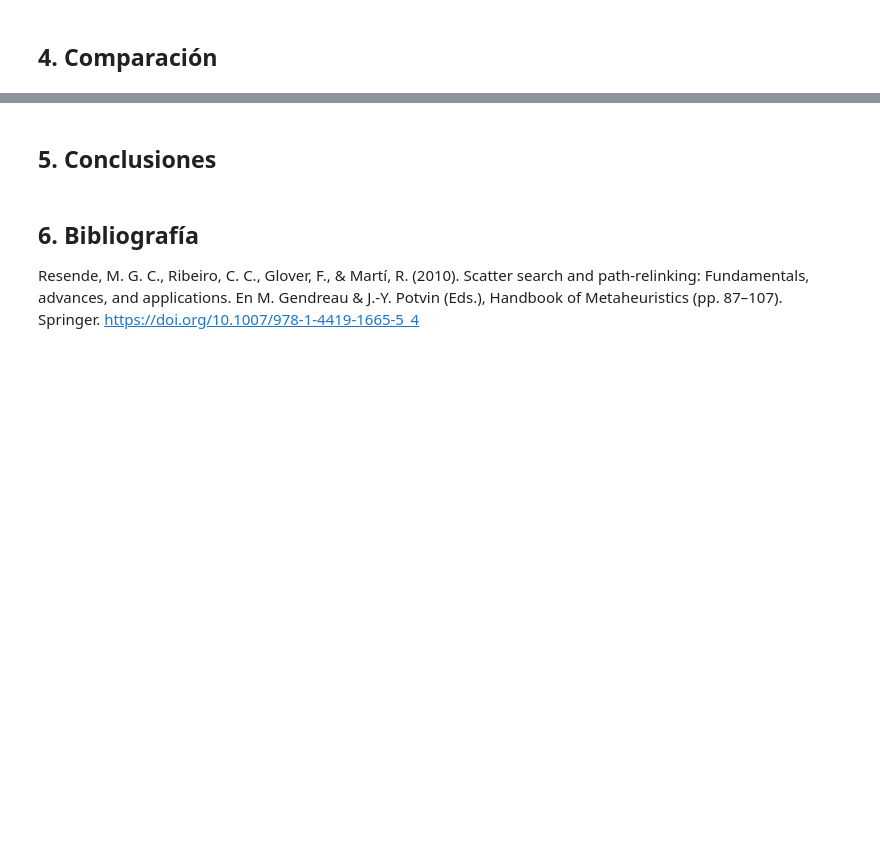
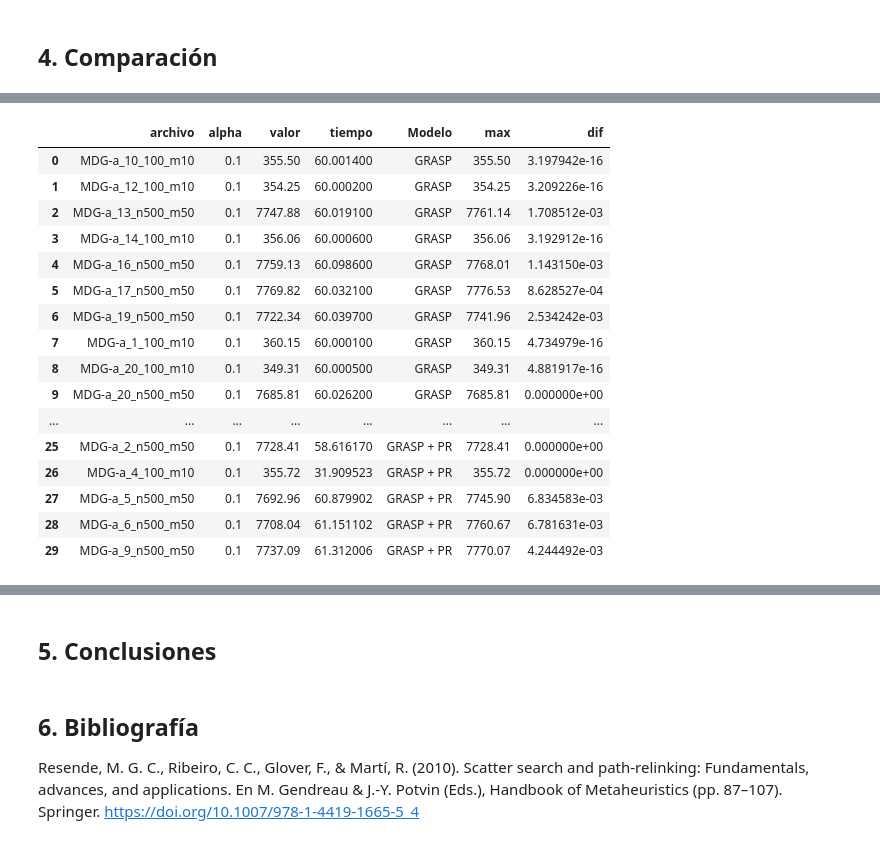
Before and after one commit to ensabai/Trabajo-Log-stica, a Jupyter notebook: notebook.ipynb, the cells around one changed output, grey strips where cells are left out. Saved outputs shown, nothing was run; the diff lists cells and outputs as text; code cells hidden in the pictures; blank space fills up the shorter version.

```diff
--- a/notebook.ipynb
+++ b/notebook.ipynb
@@ -223,0 +238,9 @@ La figura muestra la desviación de los valores de alpha respecto al mejor resul
+# %%
+data_pr_1 = pd.read_csv("resultados/resultados_pr_1.0s.csv", sep=";")
+data_pr_5 = pd.read_csv("resultados/resultados_pr_5.0s.csv", sep=";")
+data_pr_10 = pd.read_csv("resultados/resultados_pr_10.0s.csv", sep=";")
+data_pr_60 = pd.read_csv("resultados/resultados_pr_60.0s.csv", sep=";")
+
+data_pr = pd.concat([data_pr_1, data_pr_5, data_pr_10, data_pr_60]).reset_index(drop=True)
+data_pr["Modelo"] = "GRASP + PR"
+data_pr.head()
@@ -223,0 +288,22 @@ La figura muestra la desviación de los valores de alpha respecto al mejor resul
+# %%
+data_0_1_60= data_0_1_60.set_index('archivo').join(maximos.set_index('archivo')).reset_index()
+data_0_1_60["dif"] = (data_0_1_60["max"] - data_0_1_60["valor"]) / data_0_1_60["max"]
+data_0_1_60
+# %% [output]
+|  | archivo | alpha | valor | tiempo | Modelo | max | dif |
+| 0 | MDG-a_10_100_m10 | 0.1 | 355.50 | 60.001400 | GRASP | 355.50 | 3.197942e-16 |
+| 1 | MDG-a_12_100_m10 | 0.1 | 354.25 | 60.000200 | GRASP | 354.25 | 3.209226e-16 |
+| 2 | MDG-a_13_n500_m50 | 0.1 | 7747.88 | 60.019100 | GRASP | 7761.14 | 1.708512e-03 |
+| 3 | MDG-a_14_100_m10 | 0.1 | 356.06 | 60.000600 | GRASP | 356.06 | 3.192912e-16 |
+| 4 | MDG-a_16_n500_m50 | 0.1 | 7759.13 | 60.098600 | GRASP | 7768.01 | 1.143150e-03 |
+| 5 | MDG-a_17_n500_m50 | 0.1 | 7769.82 | 60.032100 | GRASP | 7776.53 | 8.628527e-04 |
+| 6 | MDG-a_19_n500_m50 | 0.1 | 7722.34 | 60.039700 | GRASP | 7741.96 | 2.534242e-03 |
+| 7 | MDG-a_1_100_m10 | 0.1 | 360.15 | 60.000100 | GRASP | 360.15 | 4.734979e-16 |
+| 8 | MDG-a_20_100_m10 | 0.1 | 349.31 | 60.000500 | GRASP | 349.31 | 4.881917e-16 |
+| 9 | MDG-a_20_n500_m50 | 0.1 | 7685.81 | 60.026200 | GRASP | 7685.81 | 0.000000e+00 |
+| ... | ... | ... | ... | ... | ... | ... | ... |
+| 25 | MDG-a_2_n500_m50 | 0.1 | 7728.41 | 58.616170 | GRASP + PR | 7728.41 | 0.000000e+00 |
+| 26 | MDG-a_4_100_m10 | 0.1 | 355.72 | 31.909523 | GRASP + PR | 355.72 | 0.000000e+00 |
+| 27 | MDG-a_5_n500_m50 | 0.1 | 7692.96 | 60.879902 | GRASP + PR | 7745.90 | 6.834583e-03 |
+| 28 | MDG-a_6_n500_m50 | 0.1 | 7708.04 | 61.151102 | GRASP + PR | 7760.67 | 6.781631e-03 |
+| 29 | MDG-a_9_n500_m50 | 0.1 | 7737.09 | 61.312006 | GRASP + PR | 7770.07 | 4.244492e-03 |
```
Also changed, not shown: parts of 12 cells of this notebook, 6 other files.
